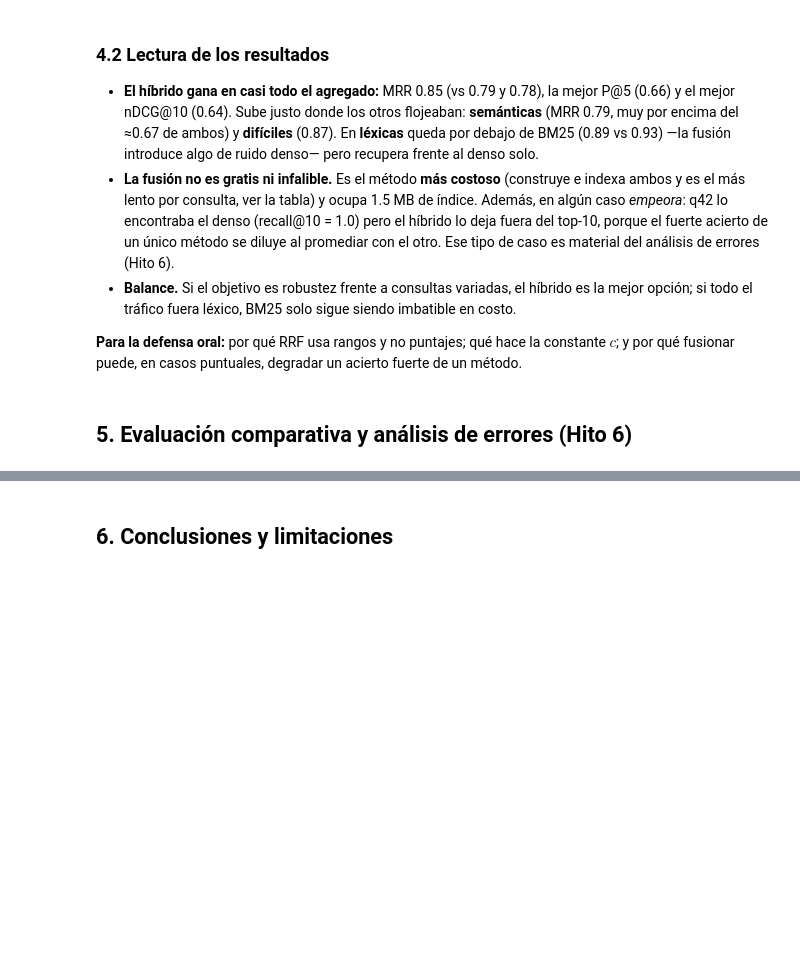
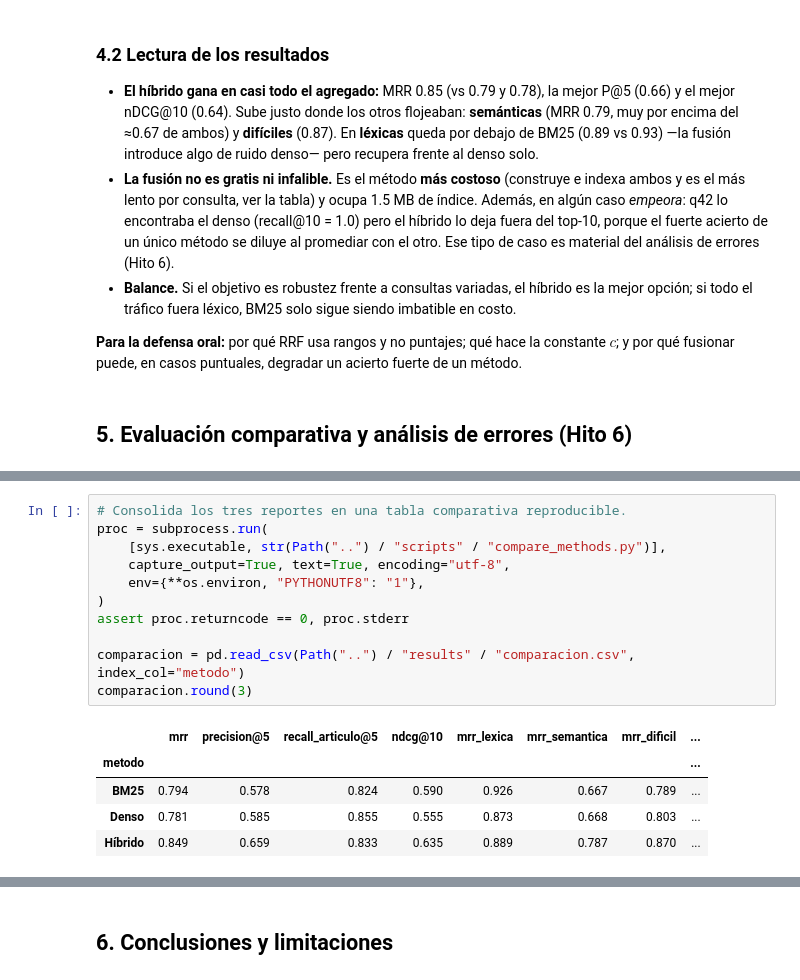
Before and after one commit to LuisBacaSandoval/rag-retrieval, a Jupyter notebook: notebooks/proyecto5_rag.ipynb, the cells around one changed output, grey strips where cells are left out. Saved outputs shown, nothing was run; the diff lists cells and outputs as text; blank space fills up the shorter version.

Commit message:
Evaluación comparativa completa, análisis de errores por tipo de consulta y costos

```diff
--- a/notebooks/proyecto5_rag.ipynb
+++ b/notebooks/proyecto5_rag.ipynb
@@ -499,0 +508,17 @@ plt.show()
+# %%
+# Consolida los tres reportes en una tabla comparativa reproducible.
+proc = subprocess.run(
+    [sys.executable, str(Path("..") / "scripts" / "compare_methods.py")],
+    capture_output=True, text=True, encoding="utf-8",
+    env={**os.environ, "PYTHONUTF8": "1"},
+)
+assert proc.returncode == 0, proc.stderr
+
+comparacion = pd.read_csv(Path("..") / "results" / "comparacion.csv", index_col="metodo")
+comparacion.round(3)
+# %% [output]
+|  | mrr | precision@5 | recall_articulo@5 | ndcg@10 | mrr_lexica | mrr_semantica | mrr_dificil | ... |
+| metodo |  |  |  |  |  |  |  | ... |
+| BM25 | 0.794 | 0.578 | 0.824 | 0.590 | 0.926 | 0.667 | 0.789 | ... |
+| Denso | 0.781 | 0.585 | 0.855 | 0.555 | 0.873 | 0.668 | 0.803 | ... |
+| Híbrido | 0.849 | 0.659 | 0.833 | 0.635 | 0.889 | 0.787 | 0.870 | ... |
```
Also changed, not shown: parts of 8 cells of this notebook, 11 other files.
